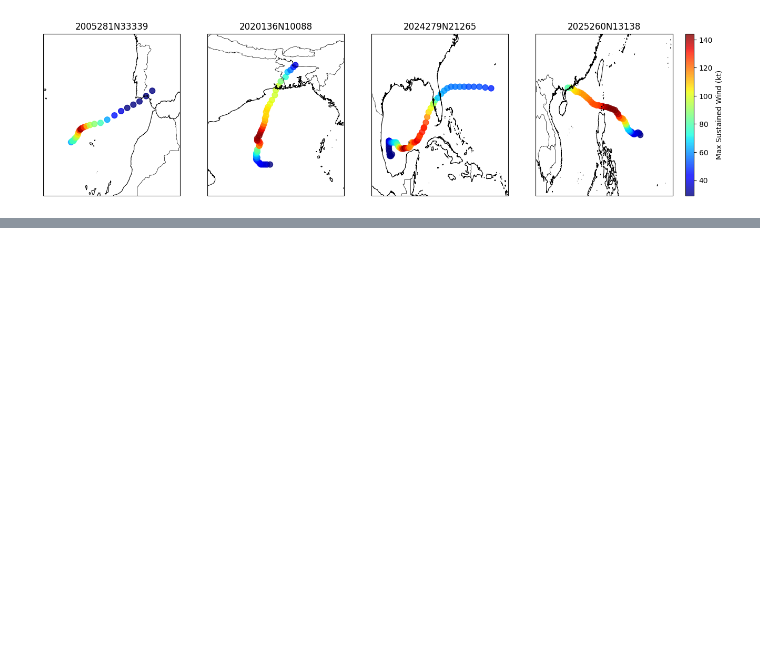
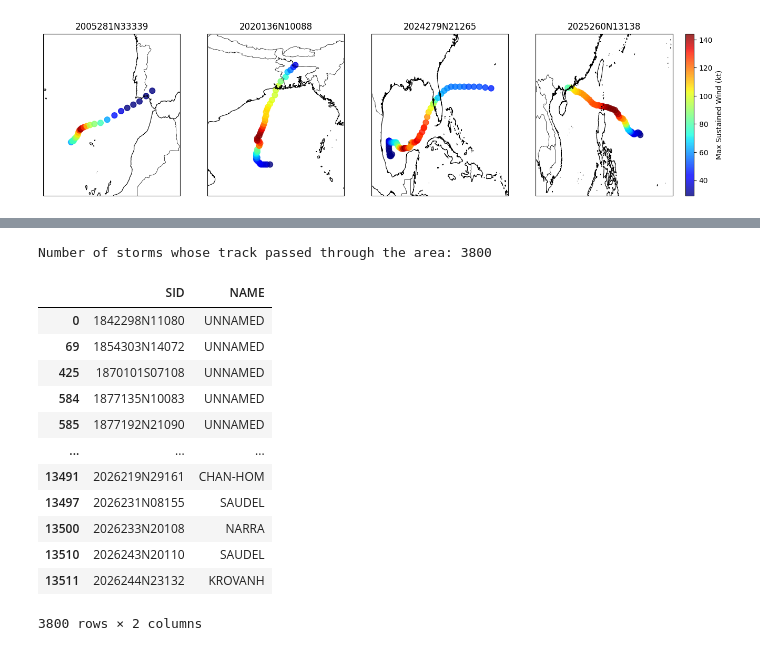
Before and after one commit to ministryofaayush/perils, a Jupyter notebook: typhon/storms_SIDevents.ipynb, the cells around one changed output, grey strips where cells are left out. Cells and saved outputs as stored; diff of their text form; code cells hidden in the pictures; blank space fills up the shorter version.

```diff
--- a/typhon/storms_SIDevents.ipynb
+++ b/typhon/storms_SIDevents.ipynb
@@ -120,0 +173,21 @@ plt.show()
+# %%
+AsiaUnion = Asia.geometry.union_all()
+tracks_through_area = tracks_gdf[tracks_gdf.intersects(AsiaUnion)]
+
+print(f"Number of storms whose track passed through the area: {len(tracks_through_area)}")
+tracks_through_area[['SID', 'NAME']]
+# %% [output]
+Number of storms whose track passed through the area: 3800
+|  | SID | NAME |
+| 0 | 1842298N11080 | UNNAMED |
+| 69 | 1854303N14072 | UNNAMED |
+| 425 | 1870101S07108 | UNNAMED |
+| 584 | 1877135N10083 | UNNAMED |
+| 585 | 1877192N21090 | UNNAMED |
+| ... | ... | ... |
+| 13491 | 2026219N29161 | CHAN-HOM |
+| 13497 | 2026231N08155 | SAUDEL |
+| 13500 | 2026233N20108 | NARRA |
+| 13510 | 2026243N20110 | SAUDEL |
+| 13511 | 2026244N23132 | KROVANH |
+3800 rows × 2 columns
```
Also changed, not shown: parts of 18 cells of this notebook.
